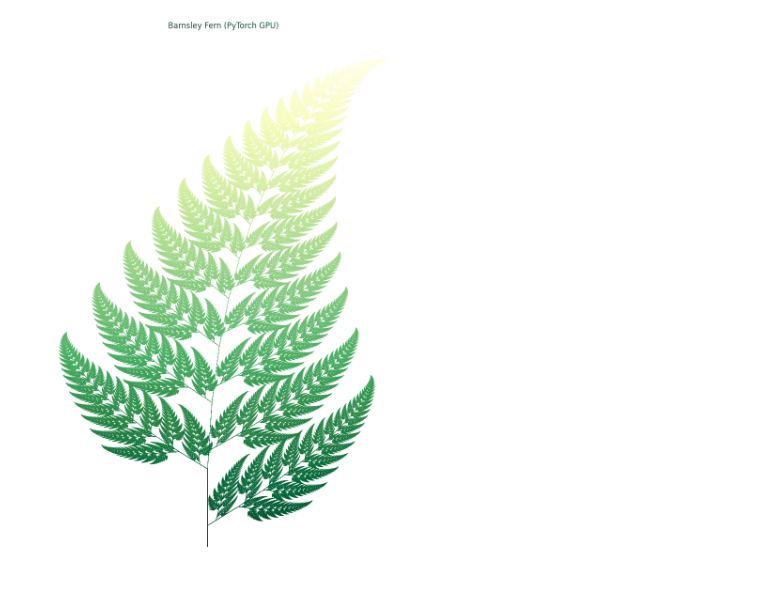
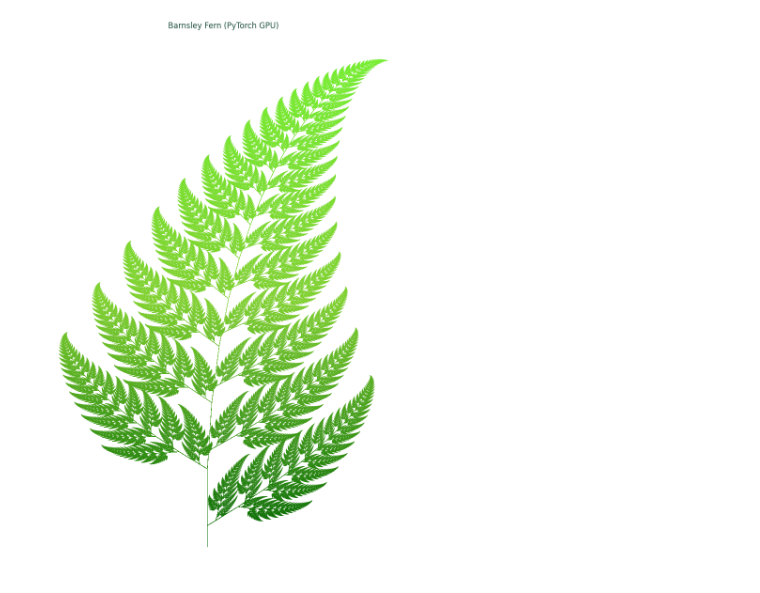
Before and after one commit to joeylionel/COMP3702_fractal-Barnsley-Fern-, a Jupyter notebook: BarnsleyFern.ipynb, the cells around one changed output. Saved outputs shown, nothing was run; the diff lists cells and outputs as text; code cells hidden in the pictures.

```diff
--- a/BarnsleyFern.ipynb
+++ b/BarnsleyFern.ipynb
@@ -59,33 +59,40 @@ import torch
 
 x_coords, y_coords = barnsley_fern_gpu_batch()
 points = torch.tensor(np.stack([x_coords, y_coords], axis=-1))
 
 pts_np = points.cpu().numpy()
 
 # 1. Set figure background to white
 fig = plt.figure(figsize=(8, 12), facecolor="white")
 ax = fig.add_subplot(111)
 ax.set_facecolor("white")
 
 # 2. Use the reversed colormap 'YlGn_r' (Dark Green -> Light Grass Green)
+from matplotlib.colors import LinearSegmentedColormap
+
+my_cmap = LinearSegmentedColormap.from_list(
+    "my_gradient",
+    ["#006600", "#80D12F", "#76EE30"]
+)
+
 plt.scatter(
     pts_np[:, 0],
     pts_np[:, 1],
     s=0.05,
-    c=pts_np[:, 1],  # Colors based on height (y-coordinate)
-    cmap="YlGn_r",  # '_r' reverses the gradient
+    c=pts_np[:, 1],
+    cmap=my_cmap,
     edgecolors="none",
 )
 
 plt.axis("off")
 plt.title(
     "Barnsley Fern (PyTorch GPU)",
     color="#1b4d3e",  # Clean dark forest green title
     fontsize=12,
     pad=10,
 )
 
 plt.tight_layout()
 plt.show()
 # %% [output]
-[figure, old version]
+[figure, new version]
```
